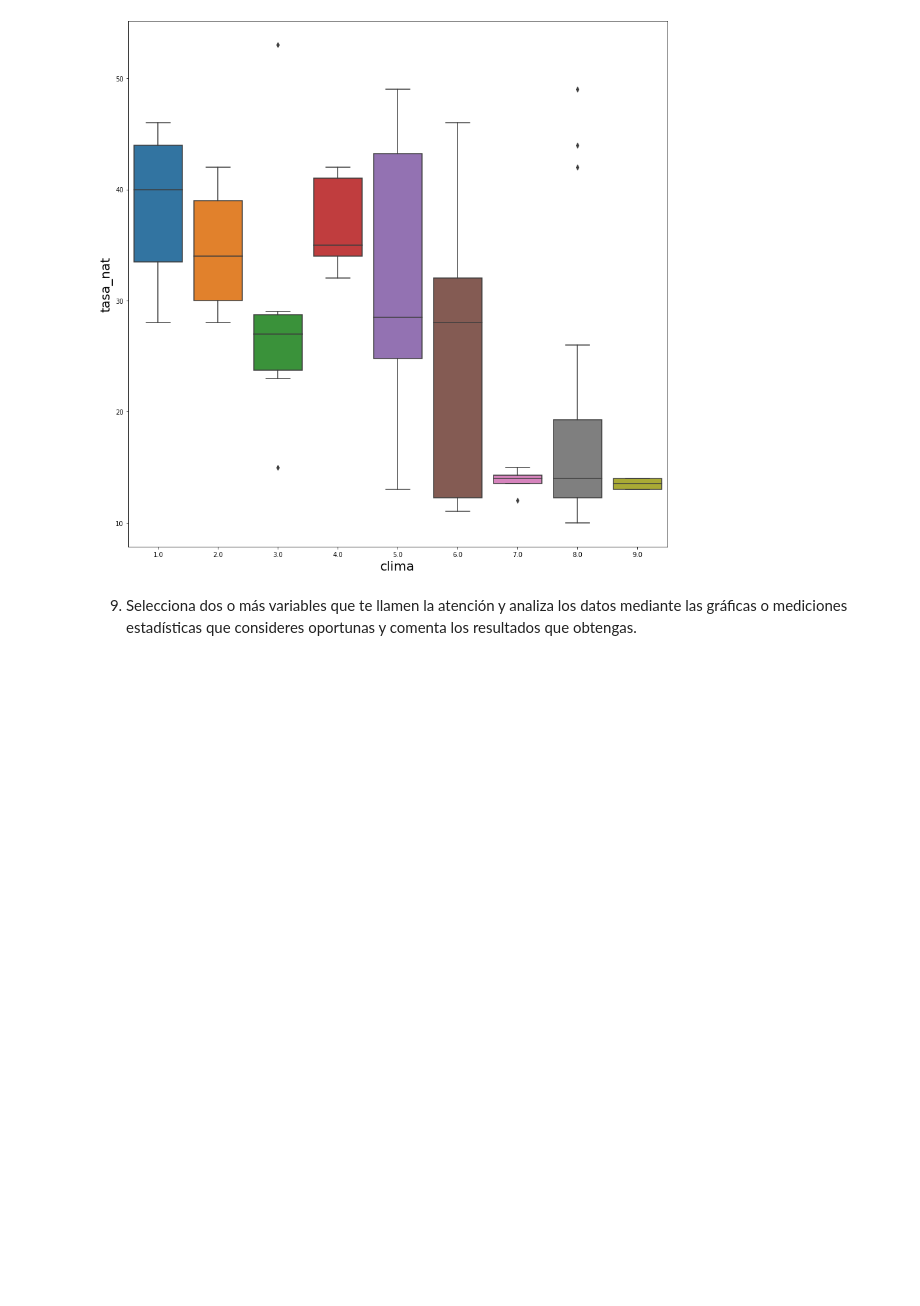
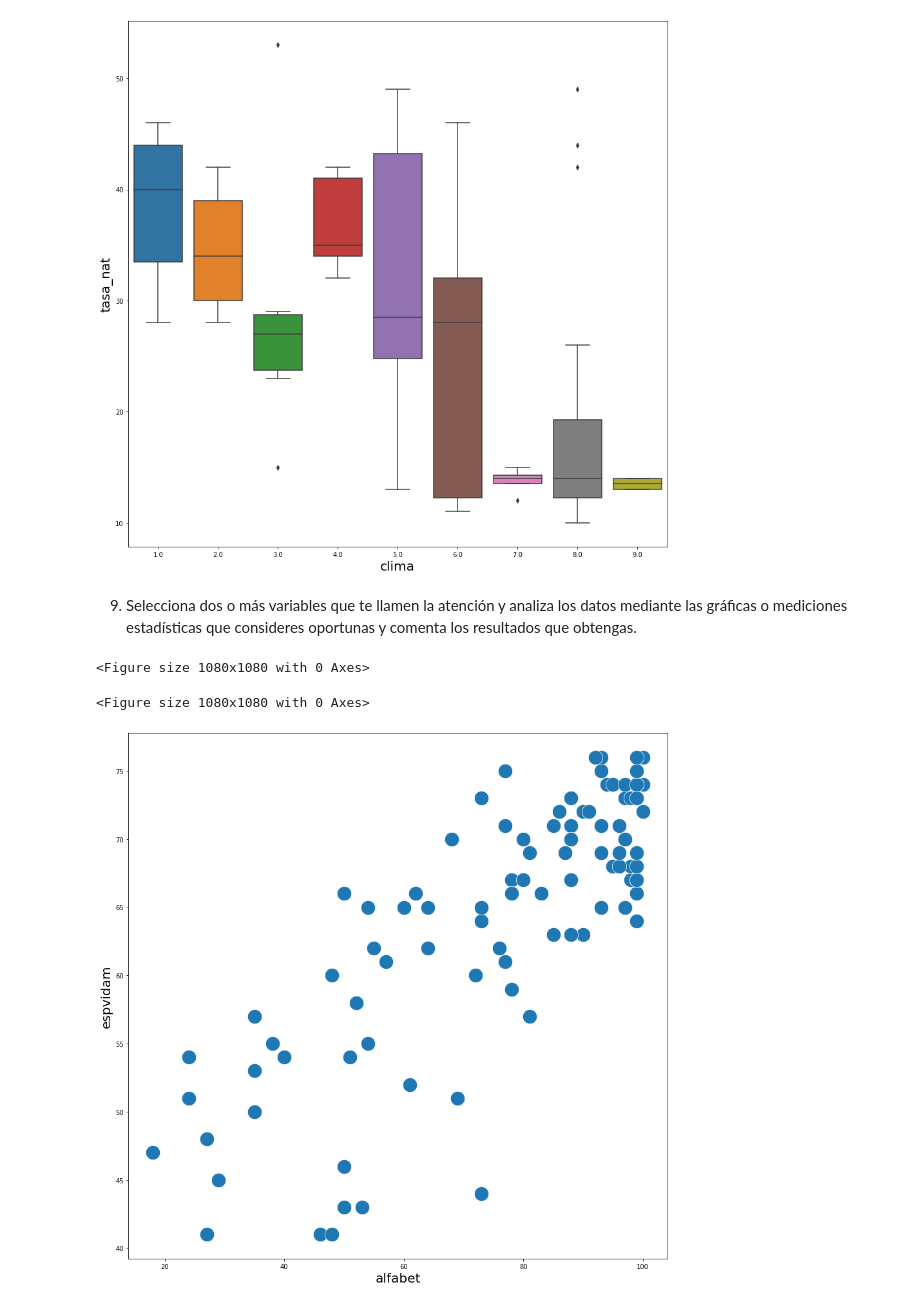
Before and after one commit to AnaFernandezCruz/ProgramacionOrientadaCD, a Jupyter notebook: PracticaPython.ipynb, the cells around one changed output. Saved outputs shown, nothing was run; the diff lists cells and outputs as text; code cells hidden in the pictures; blank space fills up the shorter version.

```diff
--- a/PracticaPython.ipynb
+++ b/PracticaPython.ipynb
@@ -361,3 +367,20 @@ ax = sns.boxplot(x=df['clima'], y=df['tasa_nat'])
 [figure]
 # %% [markdown]
 9. Selecciona dos o más variables que te llamen la atención y analiza los datos mediante las gráficas o mediciones estadísticas que consideres oportunas y comenta los resultados que obtengas.
+# %%
+plt.figure(figsize=(15, 15))
+
+#Para poder hacer un primer análisis de nuestros datos podemos hacer un scatter de todas las columnas
+#respecto al resto y ver la distribución que siguen.
+#-> si queremos ver el resultado hay que descomentar la siguiente línea.
+
+#ax = sns.pairplot(dfPib)
+# %% [output]
+<Figure size 1080x1080 with 0 Axes>
+<Figure size 1080x1080 with 0 Axes>
+# %%
+#Aunque podemos hacer un scatter por pares de columnas
+plt.figure(figsize=(15, 15))
+ax = sns.scatterplot(df['alfabet'],  df['espvidam'],s=500)
+# %% [output]
+[figure, added]
```
Also changed, not shown: parts of 13 cells of this notebook.
